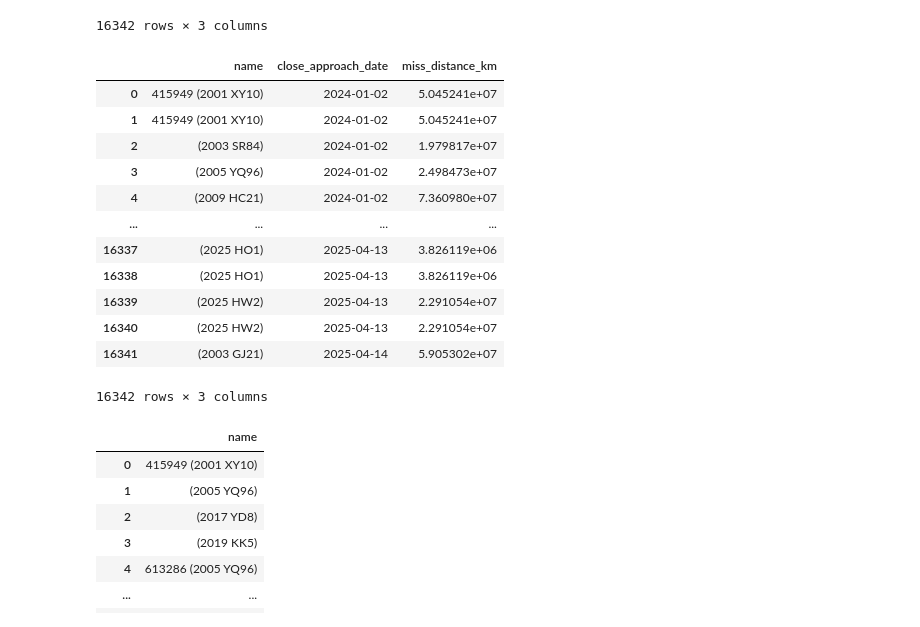
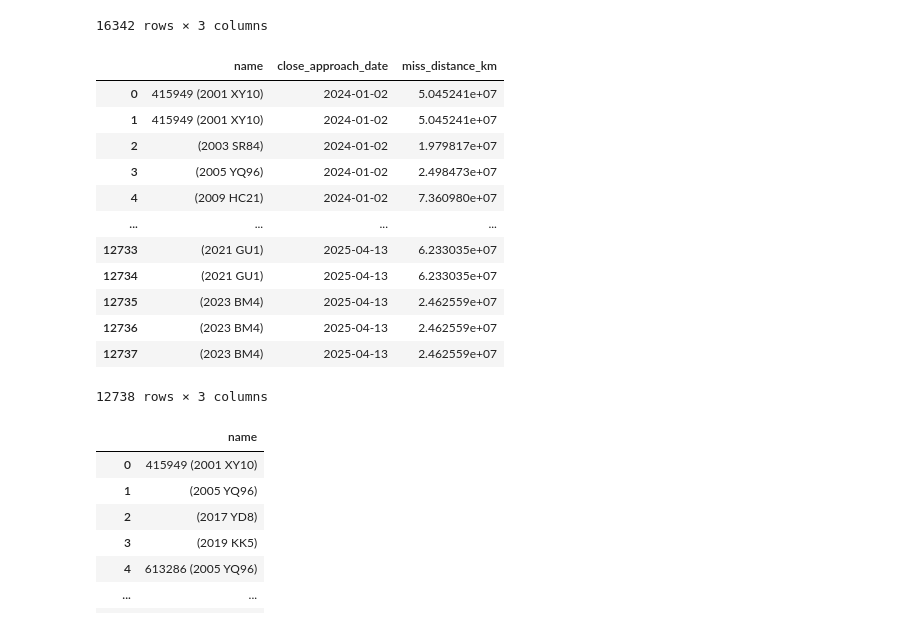
Before and after one commit to ArunK-ML/Project---NASA-Near-Earth-Object-NEO-Tracking-Insights, a Jupyter notebook: Nasa_neo_Sql.ipynb, the cells around one changed output. Cells and saved outputs as stored; diff of their text form; code cells hidden in the pictures.

```diff
--- a/Nasa_neo_Sql.ipynb
+++ b/Nasa_neo_Sql.ipynb
@@ -554,26 +554,31 @@ show_query(query8)
 # %%
 #9. Display the name of each asteroid along with the date and miss distance of its closest approach to Earth.
 
 query9 = ("""
 SELECT a.name, ca.close_approach_date, ca.miss_distance_km
 FROM close_approach ca
 JOIN asteroids a ON ca.neo_reference_id = a.id
+WHERE ca.miss_distance_km = (
+    SELECT MIN(ca2.miss_distance_km)
+    FROM close_approach ca2
+    WHERE ca2.neo_reference_id = ca.neo_reference_id
+    )
 """)
 show_query(query9)
 # %% [output]
 |  | name | close_approach_date | miss_distance_km |
 | 0 | 415949 (2001 XY10) | 2024-01-02 | 5.045241e+07 |
 | 1 | 415949 (2001 XY10) | 2024-01-02 | 5.045241e+07 |
 | 2 | (2003 SR84) | 2024-01-02 | 1.979817e+07 |
 | 3 | (2005 YQ96) | 2024-01-02 | 2.498473e+07 |
 | 4 | (2009 HC21) | 2024-01-02 | 7.360980e+07 |
 | ... | ... | ... | ... |
-| 16337 | (2025 HO1) | 2025-04-13 | 3.826119e+06 |
-| 16338 | (2025 HO1) | 2025-04-13 | 3.826119e+06 |
-| 16339 | (2025 HW2) | 2025-04-13 | 2.291054e+07 |
-| 16340 | (2025 HW2) | 2025-04-13 | 2.291054e+07 |
-| 16341 | (2003 GJ21) | 2025-04-14 | 5.905302e+07 |
+| 12733 | (2021 GU1) | 2025-04-13 | 6.233035e+07 |
+| 12734 | (2021 GU1) | 2025-04-13 | 6.233035e+07 |
+| 12735 | (2023 BM4) | 2025-04-13 | 2.462559e+07 |
+| 12736 | (2023 BM4) | 2025-04-13 | 2.462559e+07 |
+| 12737 | (2023 BM4) | 2025-04-13 | 2.462559e+07 |
-16342 rows × 3 columns
+12738 rows × 3 columns
 # %%
 #10. List names of asteroids that approached Earth with velocity > 50,000 km/h
 
```
Also changed, not shown: parts of 4 cells of this notebook.
